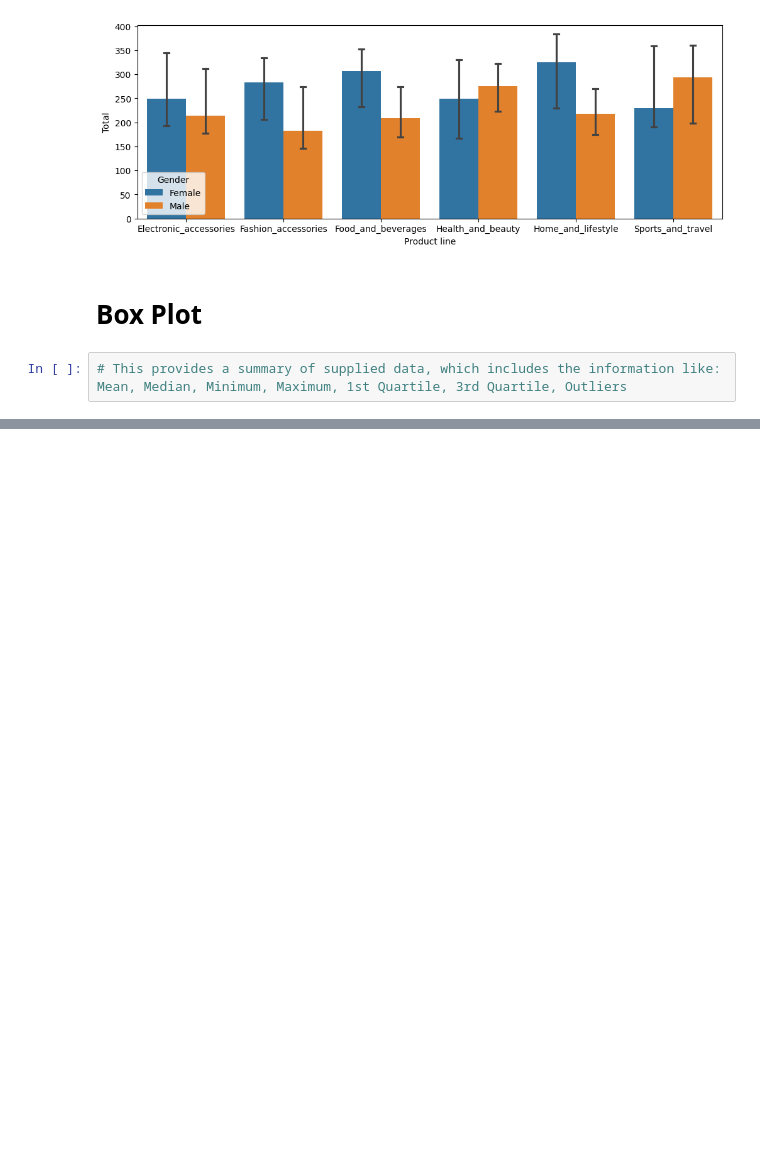
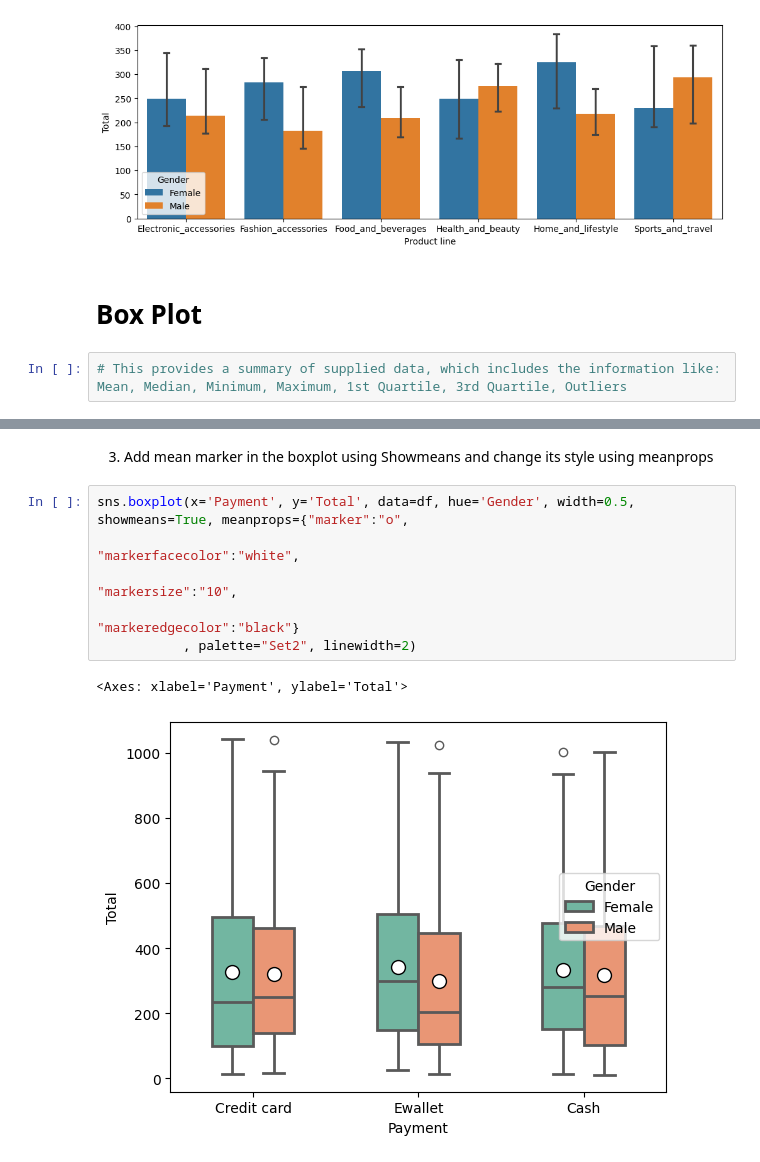
Before and after one commit to kunal-paul04/pandas_projects, a Jupyter notebook: Supermarket_sales_analysis/sales_analysis_seaborn.ipynb, the cells around one changed output, grey strips where cells are left out. Drawn from its saved outputs; the diff is of its cells as text; blank space fills up the shorter version.

```diff
--- a/Supermarket_sales_analysis/sales_analysis_seaborn.ipynb
+++ b/Supermarket_sales_analysis/sales_analysis_seaborn.ipynb
@@ -237,0 +252,11 @@ sns.barplot(x='Product line', y='Total', hue='Gender', data=df, order=sorted_cat
+# %% [markdown]
+3. Add mean marker in the boxplot using Showmeans and change its style using meanprops
+# %%
+sns.boxplot(x='Payment', y='Total', data=df, hue='Gender', width=0.5, showmeans=True, meanprops={"marker":"o",
+                                                                                                 "markerfacecolor":"white",
+                                                                                                 "markersize":"10",
+                                                                                                 "markeredgecolor":"black"}
+           , palette="Set2", linewidth=2)
+# %% [output]
+<Axes: xlabel='Payment', ylabel='Total'>
+[figure, added]
```
Also changed, not shown: parts of 32 cells of this notebook.
